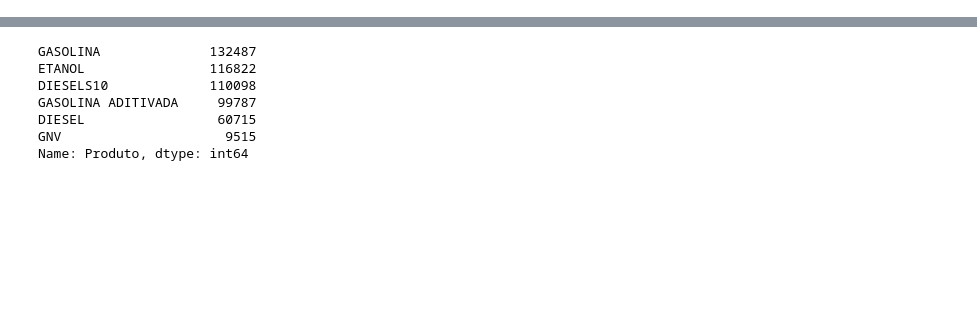
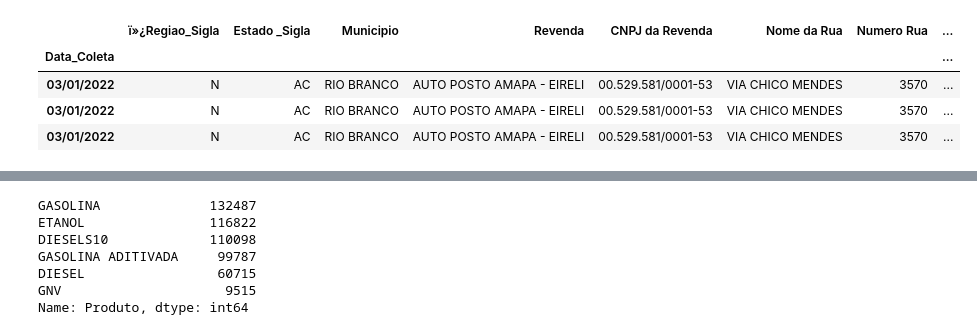
Before and after one commit to OdairDias/Projeto-Arima, a Jupyter notebook: modelo.ipynb, the cells around one changed output, grey strips where cells are left out. Cells and saved outputs as stored; diff of their text form; code cells hidden in the pictures; blank space fills up the shorter version.

```diff
--- a/modelo.ipynb
+++ b/modelo.ipynb
@@ -45,3 +47,13 @@ dados_diesel.head()
 | 2 | N | AC | RIO BRANCO | AUTO POSTO AMAPA - EIRELI | 00.529.581/0001-53 | VIA CHICO MENDES | 3570 | ... |
 | 3 | N | AC | RIO BRANCO | AUTO POSTO AMAPA - EIRELI | 00.529.581/0001-53 | VIA CHICO MENDES | 3570 | ... |
 | 4 | N | AC | RIO BRANCO | AUTO POSTO AMAPA - EIRELI | 00.529.581/0001-53 | VIA CHICO MENDES | 3570 | ... |
+# %%
+# definidno Variavel data_coleta como indice
+dados_diesel.set_index('Data_Coleta', inplace = True)
+dados_diesel.head(3)
+# %% [output]
+|  | ï»¿Regiao_Sigla | Estado _Sigla | Municipio | Revenda | CNPJ da Revenda | Nome da Rua | Numero Rua | ... |
+| Data_Coleta |  |  |  |  |  |  |  | ... |
+| 03/01/2022 | N | AC | RIO BRANCO | AUTO POSTO AMAPA - EIRELI | 00.529.581/0001-53 | VIA CHICO MENDES | 3570 | ... |
+| 03/01/2022 | N | AC | RIO BRANCO | AUTO POSTO AMAPA - EIRELI | 00.529.581/0001-53 | VIA CHICO MENDES | 3570 | ... |
+| 03/01/2022 | N | AC | RIO BRANCO | AUTO POSTO AMAPA - EIRELI | 00.529.581/0001-53 | VIA CHICO MENDES | 3570 | ... |
```
Also changed, not shown: parts of 20 cells of this notebook, 1 other file.
